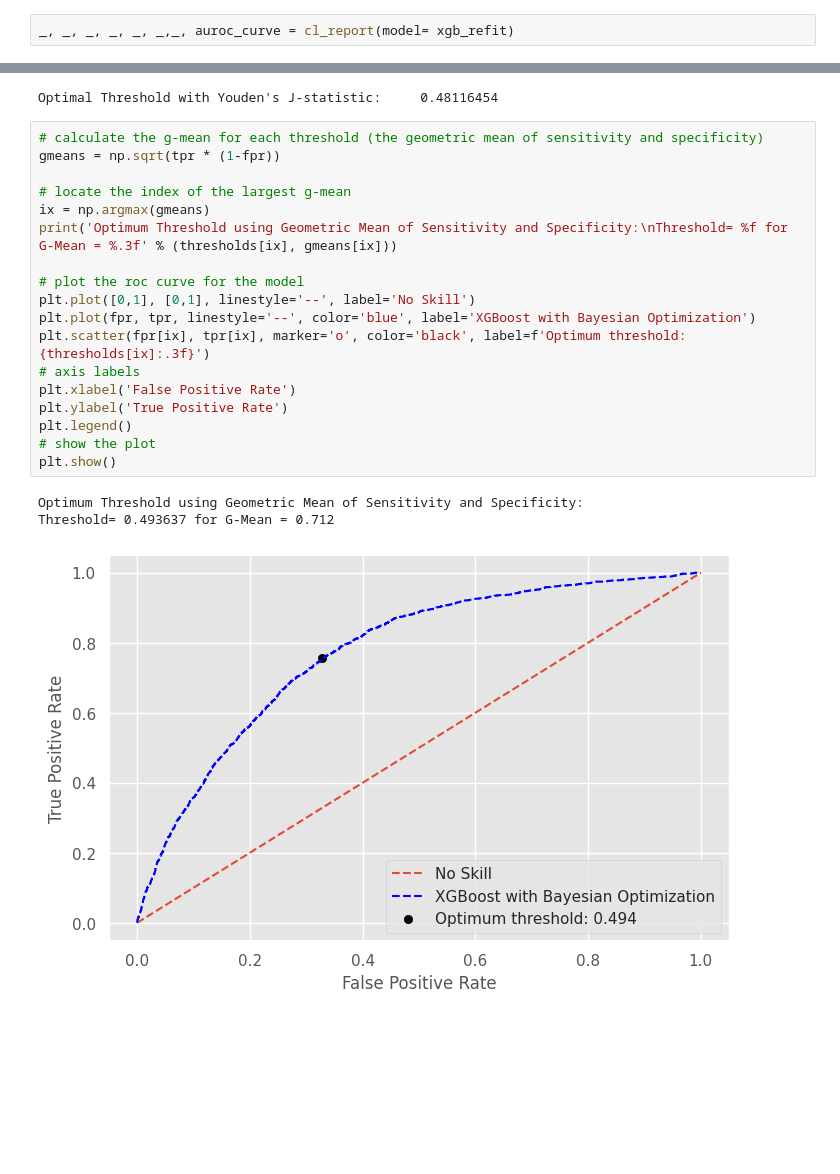
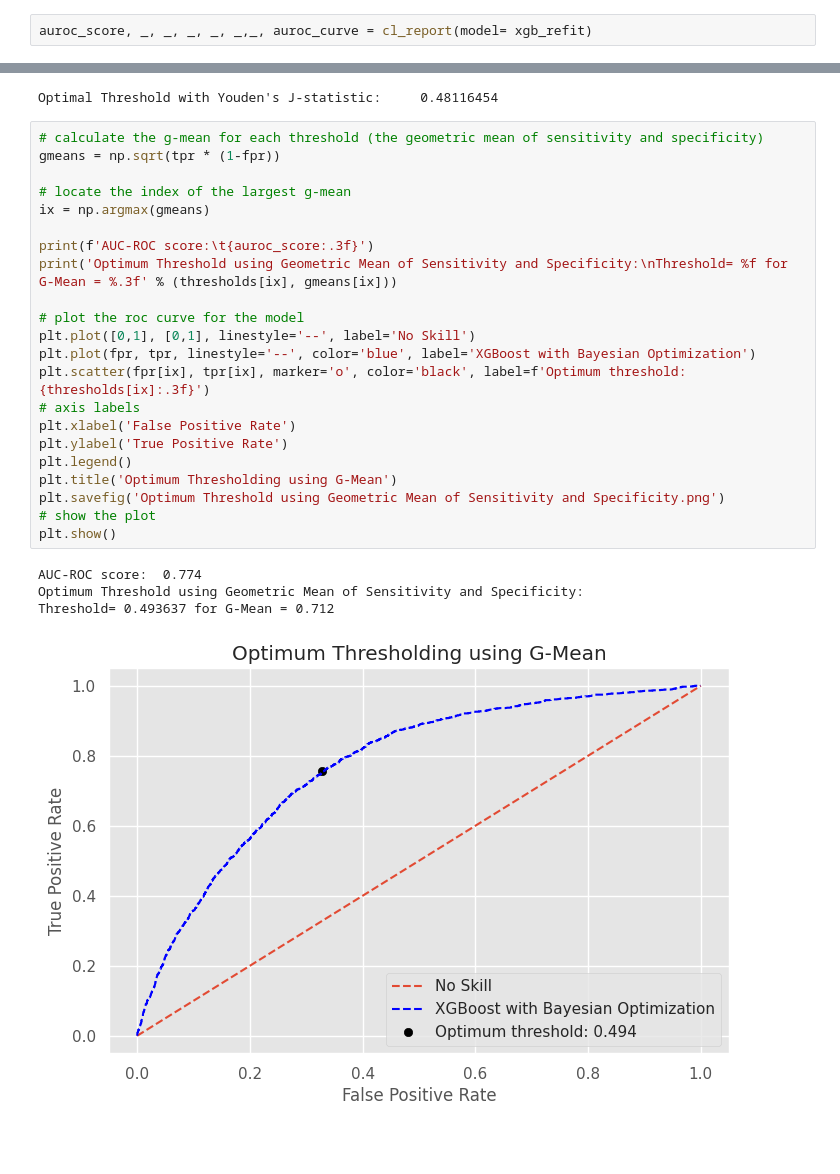
Before and after one commit to hantablack9/British-Airways-Booking-Prediction-CX-Analysis-with-BERTopic-and-Gemini-Pro, a Jupyter notebook: british-airways-predicting-customer-behaviour.ipynb, the cells around one changed output, grey strips where cells are left out. Cells and saved outputs as stored; diff of their text form; blank space fills up the shorter version.

```diff
--- a/british-airways-predicting-customer-behaviour.ipynb
+++ b/british-airways-predicting-customer-behaviour.ipynb
@@ -1311,7 +1311,7 @@ XGBClassifier(base_score=None, booster=None, callbacks=None,
 
 Threshold tuning is helpful in improving the model performance, especially if the data is imbalanced. This is achieved by choosing an appropriate point of balance between Sensitivity and Specificity.
 # %%
-_, _, _, _, _, _,_, auroc_curve = cl_report(model= xgb_refit)
+auroc_score, _, _, _, _, _,_, auroc_curve = cl_report(model= xgb_refit)
 # %%
 # Faster method: Youden's J-statistic
 # https://en.wikipedia.org/wiki/Youden%27s_J_statistic
@@ -1325,25 +1325,30 @@ Optimal Threshold with Youden's J-statistic:     0.48116454
 # %%
 # calculate the g-mean for each threshold (the geometric mean of sensitivity and specificity)
 gmeans = np.sqrt(tpr * (1-fpr))
 
 # locate the index of the largest g-mean
 ix = np.argmax(gmeans)
+
+print(f'AUC-ROC score:\t{auroc_score:.3f}')
 print('Optimum Threshold using Geometric Mean of Sensitivity and Specificity:\nThreshold= %f for G-Mean = %.3f' % (thresholds[ix], gmeans[ix]))
 
 # plot the roc curve for the model
 plt.plot([0,1], [0,1], linestyle='--', label='No Skill')
 plt.plot(fpr, tpr, linestyle='--', color='blue', label='XGBoost with Bayesian Optimization')
 plt.scatter(fpr[ix], tpr[ix], marker='o', color='black', label=f'Optimum threshold: {thresholds[ix]:.3f}')
 # axis labels
 plt.xlabel('False Positive Rate')
 plt.ylabel('True Positive Rate')
 plt.legend()
+plt.title('Optimum Thresholding using G-Mean')
+plt.savefig('Optimum Threshold using Geometric Mean of Sensitivity and Specificity.png')
 # show the plot
 plt.show()
 # %% [output]
+AUC-ROC score:  0.774
 Optimum Threshold using Geometric Mean of Sensitivity and Specificity:
 Threshold= 0.493637 for G-Mean = 0.712
-[figure, old version]
+[figure, new version]
 # %% [markdown]
 ## [](#0)
 # %% [markdown]
```
Also changed, not shown: parts of 2 cells of this notebook.
